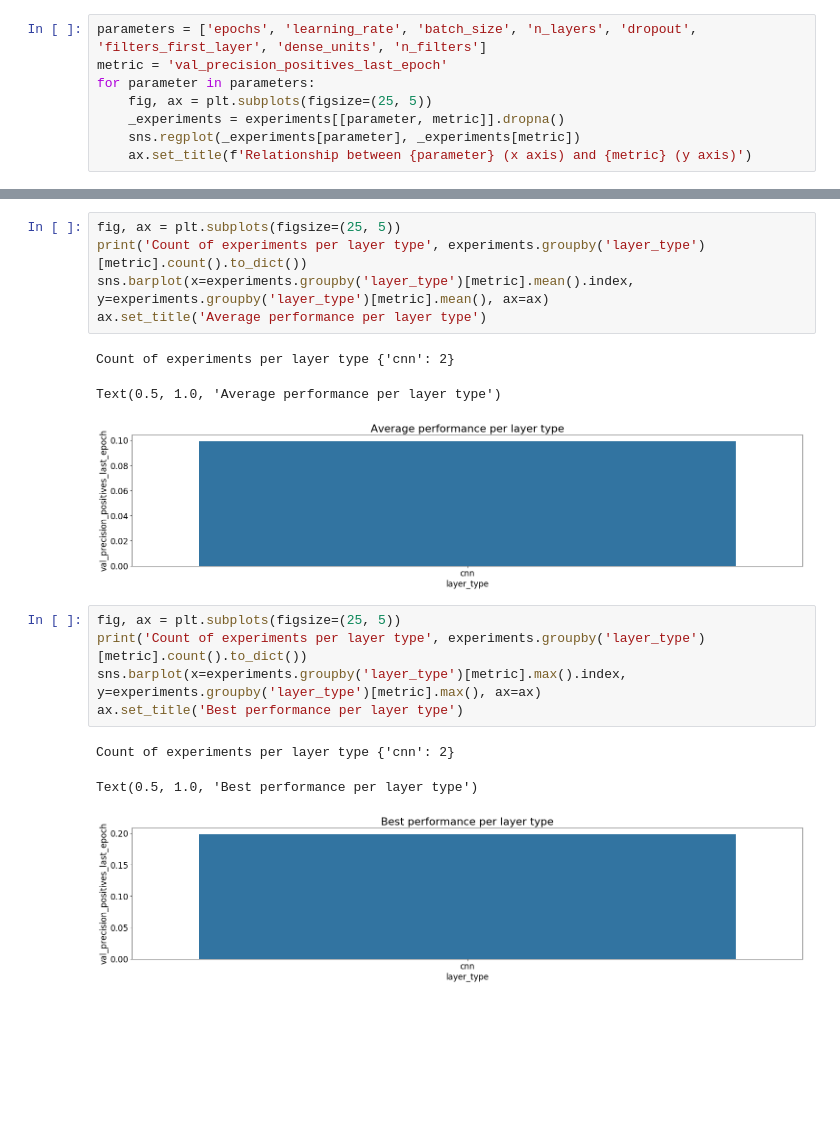
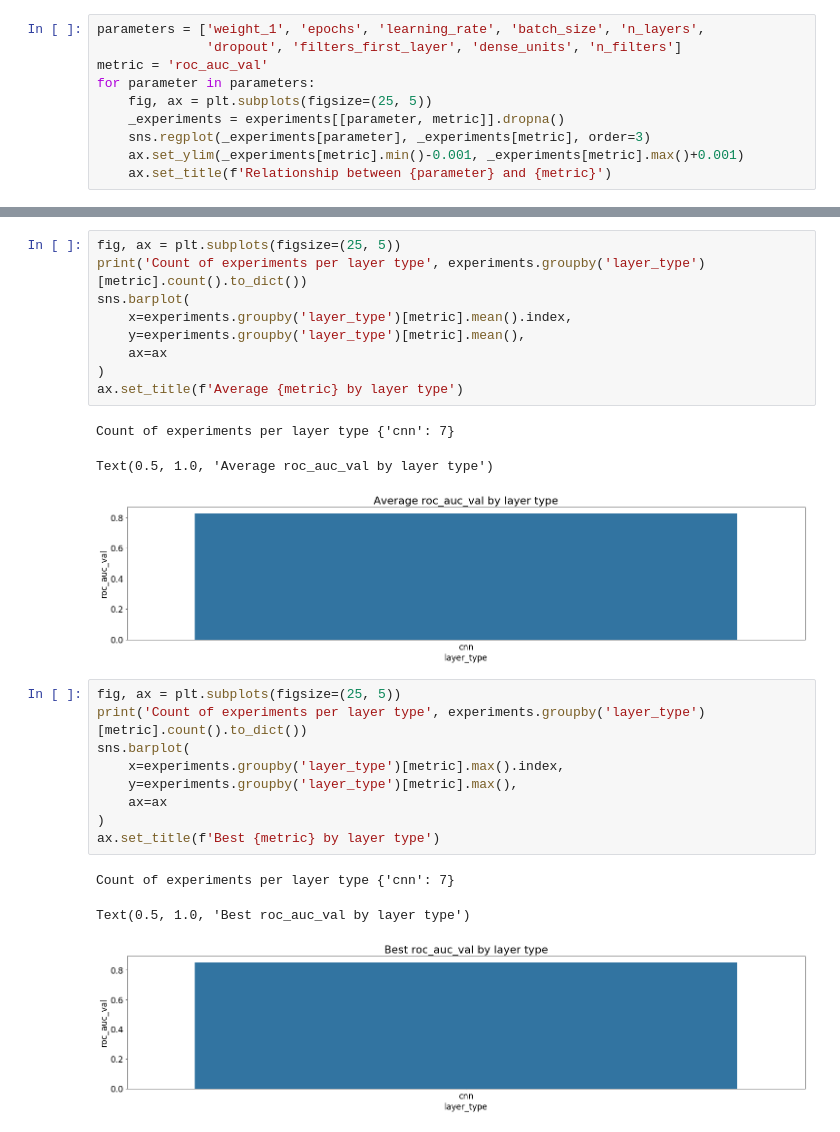
Before and after one commit to javiermas/building-damage, a Jupyter notebook: notebooks/TUTORIAL_04_viewing_experiments.ipynb, the cells around one changed output, grey strips where cells are left out. Drawn from its saved outputs; the diff is of its cells as text; blank space fills up the shorter version.

```diff
--- a/notebooks/TUTORIAL_04_viewing_experiments.ipynb
+++ b/notebooks/TUTORIAL_04_viewing_experiments.ipynb
@@ -163,9 +150,11 @@ Name: 2019-07-23 16:50:02, dtype: object
 # %%
-parameters = ['epochs', 'learning_rate', 'batch_size', 'n_layers', 'dropout', 'filters_first_layer', 'dense_units', 'n_filters']
-metric = 'val_precision_positives_last_epoch'
+parameters = ['weight_1', 'epochs', 'learning_rate', 'batch_size', 'n_layers',
+              'dropout', 'filters_first_layer', 'dense_units', 'n_filters']
+metric = 'roc_auc_val'
 for parameter in parameters:
     fig, ax = plt.subplots(figsize=(25, 5))
     _experiments = experiments[[parameter, metric]].dropna()
-    sns.regplot(_experiments[parameter], _experiments[metric])
-    ax.set_title(f'Relationship between {parameter} (x axis) and {metric} (y axis)')
+    sns.regplot(_experiments[parameter], _experiments[metric], order=3)
+    ax.set_ylim(_experiments[metric].min()-0.001, _experiments[metric].max()+0.001)
+    ax.set_title(f'Relationship between {parameter} and {metric}')
 # %% [output]
@@ -190,18 +239,26 @@ Name: val_precision_positives_last_epoch, dtype: int64
 # %%
 fig, ax = plt.subplots(figsize=(25, 5))
 print('Count of experiments per layer type', experiments.groupby('layer_type')[metric].count().to_dict())
-sns.barplot(x=experiments.groupby('layer_type')[metric].mean().index, y=experiments.groupby('layer_type')[metric].mean(), ax=ax)
-ax.set_title('Average performance per layer type')
+sns.barplot(
+    x=experiments.groupby('layer_type')[metric].mean().index,
+    y=experiments.groupby('layer_type')[metric].mean(),
+    ax=ax
+)
+ax.set_title(f'Average {metric} by layer type')
 # %% [output]
-Count of experiments per layer type {'cnn': 2}
+Count of experiments per layer type {'cnn': 7}
-Text(0.5, 1.0, 'Average performance per layer type')
+Text(0.5, 1.0, 'Average roc_auc_val by layer type')
-[figure, old version]
+[figure, new version]
 # %%
 fig, ax = plt.subplots(figsize=(25, 5))
 print('Count of experiments per layer type', experiments.groupby('layer_type')[metric].count().to_dict())
-sns.barplot(x=experiments.groupby('layer_type')[metric].max().index, y=experiments.groupby('layer_type')[metric].max(), ax=ax)
-ax.set_title('Best performance per layer type')
+sns.barplot(
+    x=experiments.groupby('layer_type')[metric].max().index,
+    y=experiments.groupby('layer_type')[metric].max(),
+    ax=ax
+)
+ax.set_title(f'Best {metric} by layer type')
 # %% [output]
-Count of experiments per layer type {'cnn': 2}
+Count of experiments per layer type {'cnn': 7}
-Text(0.5, 1.0, 'Best performance per layer type')
+Text(0.5, 1.0, 'Best roc_auc_val by layer type')
-[figure, old version]
+[figure, new version]
```
Also changed, not shown: parts of 24 cells of this notebook, 7 other files.
